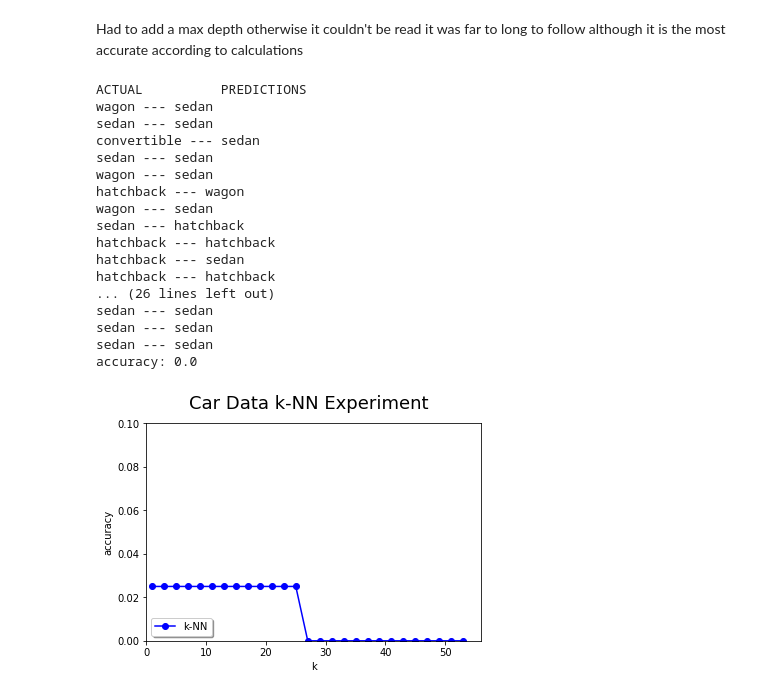
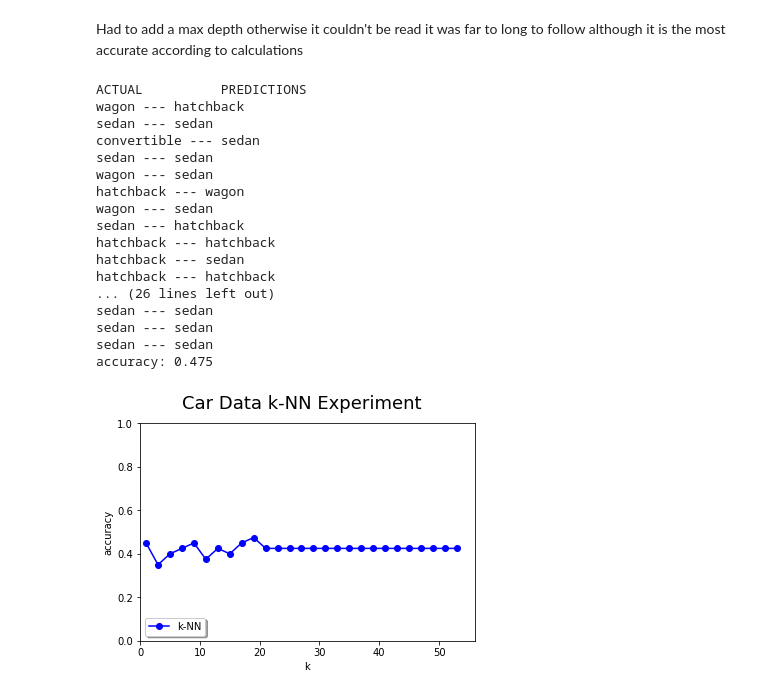
Before and after one commit to Katlynn23/Project1, a Jupyter notebook: Project1.ipynb, the cells around one changed output. Saved outputs shown, nothing was run; the diff lists cells and outputs as text; code cells hidden in the pictures.

```diff
--- a/Project1.ipynb
+++ b/Project1.ipynb
@@ -276,6 +276,7 @@ def classify_kNN(new_example,train_data2,k):
       (new_example['enginelocation']-train_data2_copy['enginelocation'])**2
       +(new_example['carlength']-train_data2_copy['carlength'])**2
       +(new_example['carheight']-train_data2_copy['carheight'])**2
+      +(new_example['carwidth']-train_data2_copy['carwidth'])**2
       +(new_example['curbweight']-train_data2_copy['curbweight'])**2)
   sorted_data=train_data2_copy.sort_values(['distance_to_new'])
   prediction = sorted_data.iloc[0:k]['carbody'].mode().iloc[0]
@@ -296,7 +297,7 @@ def classify_all_kNN(test_data2,train_data2,k):
     results.append(prediction)
   return pd.Series(results)
 # %%
-predictions5NN= classify_all_kNN(test_data2,train_data2,15)
+predictions5NN= classify_all_kNN(test_data2,train_data2,19)
 print('ACTUAL\t\tPREDICTIONS')
 for i in range(len(test_data2)):
   print(test_data2['carbody'].iloc[i],"---",predictions5NN.iloc[i] )
@@ -304,7 +305,7 @@ acc =accuracy(test_data2['carbody'],predictions5NN)
 print('accuracy:',acc)
 # %% [output]
 ACTUAL          PREDICTIONS
-wagon --- sedan
+wagon --- hatchback
 sedan --- sedan
 convertible --- sedan
 sedan --- sedan
@@ -319,29 +320,29 @@ hatchback --- hatchback
 sedan --- sedan
 sedan --- sedan
 sedan --- sedan
-accuracy: 0.0
+accuracy: 0.475
 # %%
 import matplotlib.pyplot as plt
 %matplotlib inline
 k_vals = range(1,55,2)
 kNN_accuracies = []
 
 for k in k_vals:
     predictions = classify_all_kNN(test_data2,train_data2,k)
     current_accuracy = accuracy(test_data2['carbody'],predictions)
     kNN_accuracies.append(current_accuracy)
 
 
 plt.suptitle('Car Data k-NN Experiment',fontsize=18)
 plt.xlabel('k')
 plt.ylabel('accuracy')
 plt.plot(k_vals,kNN_accuracies,'bo-',label='k-NN')
 plt.legend(loc='lower left', shadow=True)
-plt.axis([0,56,0,.1])
+plt.axis([0,56,0,1])
 
 plt.show()
 # %% [output]
-[figure, old version]
+[figure, new version]
 # %%
 loc_mean = train_data2['enginelocation'].mean()
 loc_std = train_data2['enginelocation'].std()
```
Also changed, not shown: parts of 14 cells of this notebook.
